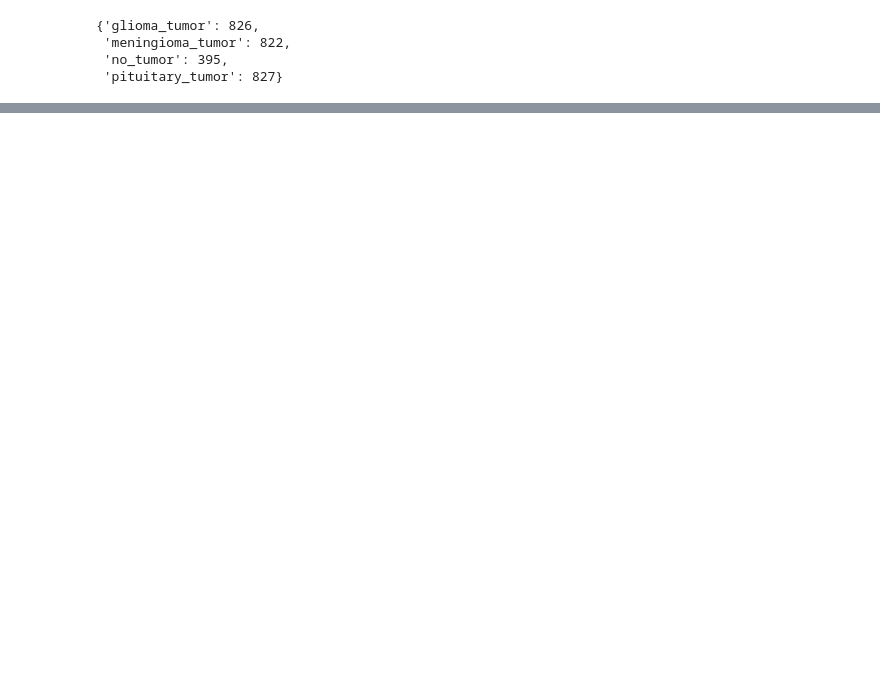
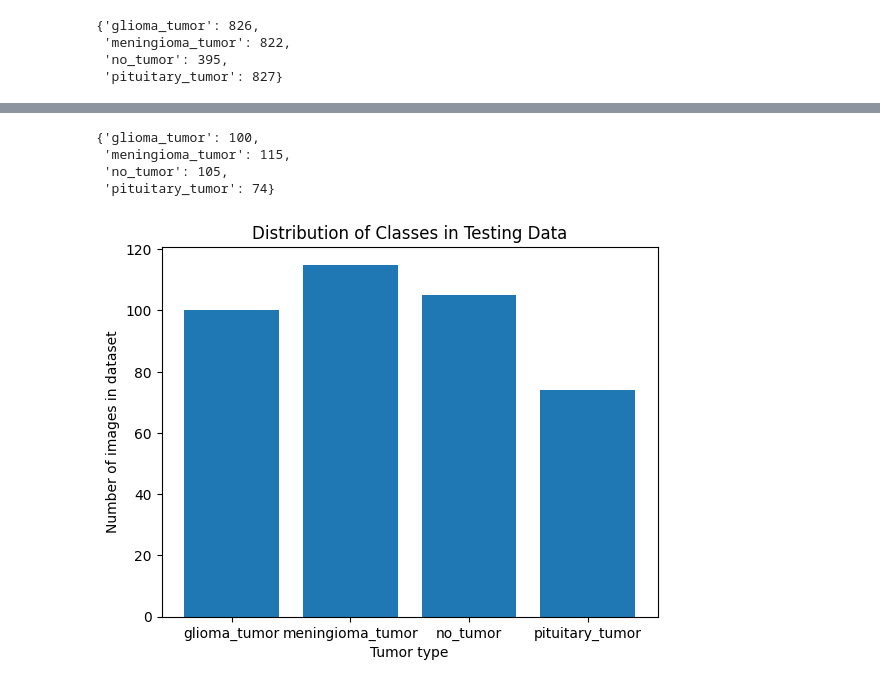
Before and after one commit to gmandl10/BU425-Group-Project, a Jupyter notebook: working_with_image_data.ipynb, the cells around one changed output, grey strips where cells are left out. Drawn from its saved outputs; the diff is of its cells as text; code cells hidden in the pictures; blank space fills up the shorter version.

```diff
--- a/working_with_image_data.ipynb
+++ b/working_with_image_data.ipynb
@@ -53,0 +76,19 @@ dict(zip(unique, counts))
+# %%
+test_Y = np.array(test_Y)
+
+test_unique, test_counts  = np.unique(test_Y, return_counts=True)
+
+dict(zip(test_unique, test_counts))
+# %% [output]
+{'glioma_tumor': 100,
+ 'meningioma_tumor': 115,
+ 'no_tumor': 105,
+ 'pituitary_tumor': 74}
+# %%
+plt.bar(x = test_unique, height = test_counts)
+plt.xlabel("Tumor type")
+plt.ylabel("Number of images in dataset")
+plt.title("Distribution of Classes in Testing Data")
+plt.show()
+# %% [output]
+[figure, added]
```
Also changed, not shown: parts of 7 cells of this notebook.
